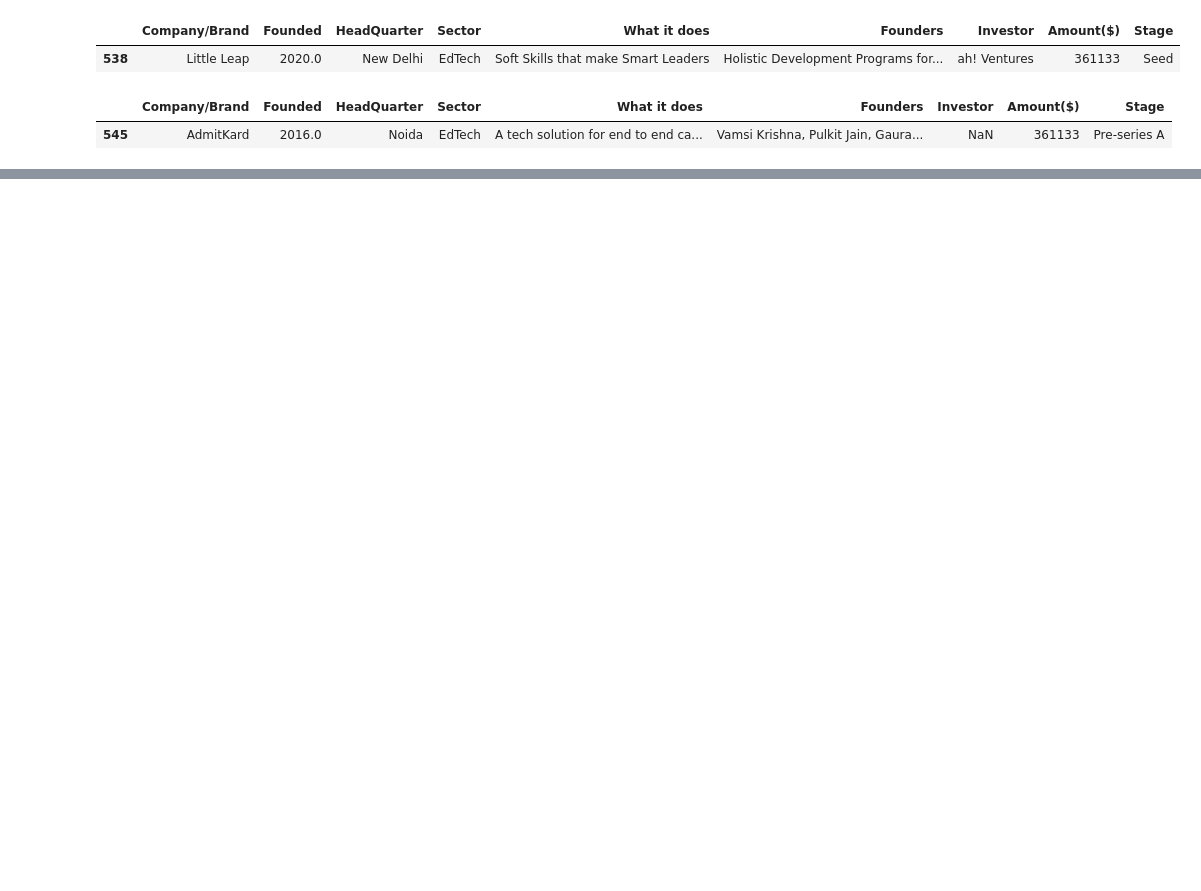
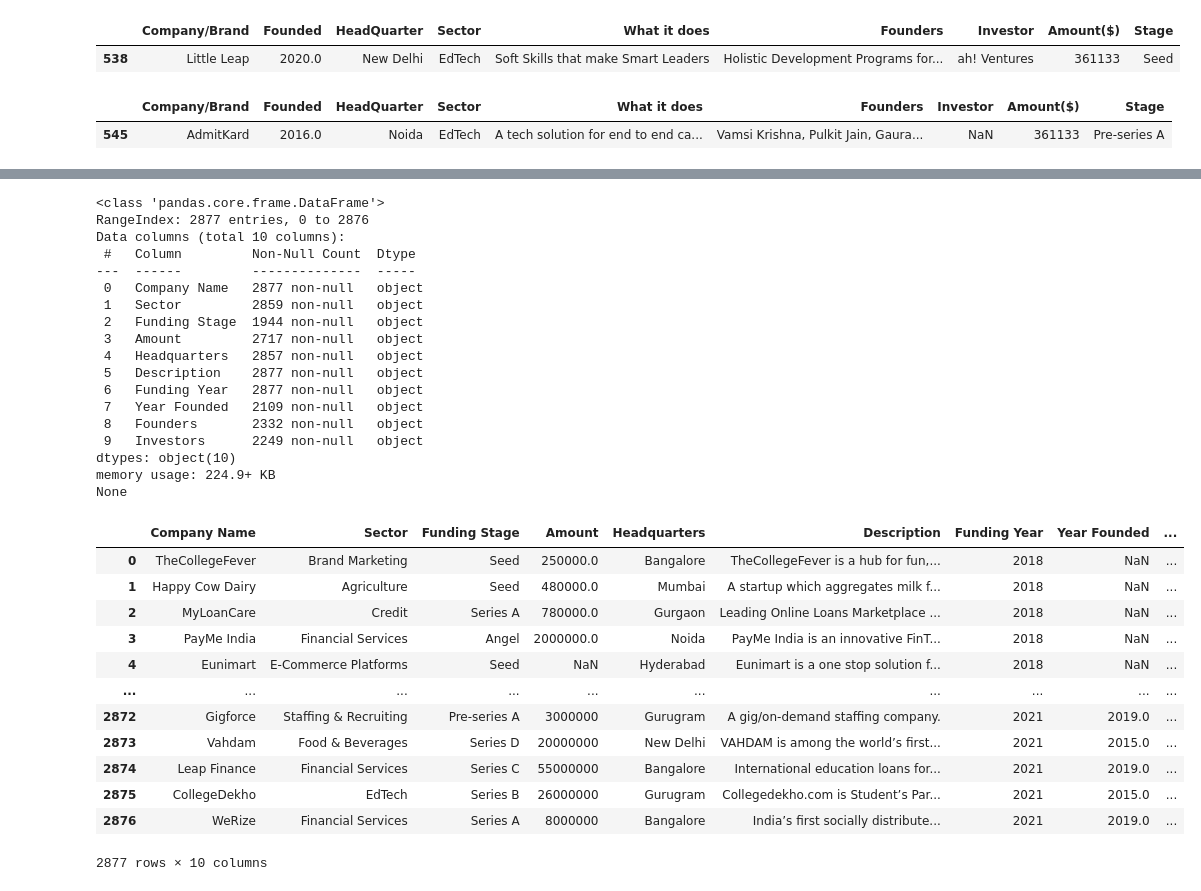
Before and after one commit to GYASIHAYFORD/TEAM_HAVANA1, a Jupyter notebook: Indian_Start_Up_Fund.ipynb, the cells around one changed output, grey strips where cells are left out. Cells and saved outputs as stored; diff of their text form; code cells hidden in the pictures; blank space fills up the shorter version.

```diff
--- a/Indian_Start_Up_Fund.ipynb
+++ b/Indian_Start_Up_Fund.ipynb
@@ -428,0 +450,4 @@ data_2021["Year of Funding"] = "2021"
+# %%
+# there are columns in the 2018 dataframe rename to match with the other dataframes
+data_2018.columns = ['Company Name', 'Sector', 'Funding Stage', 'Amount', 'Headquarters', 'Description', "Funding Year"]
+data_2018
@@ -428,0 +468,37 @@ data_2021["Year of Funding"] = "2021"
+# %%
+# Joining the 2018 DataFrame to the 2019-2021 DataFrame
+complete_set = pd.concat([data_2018, combined_19_21], ignore_index = True)
+print(complete_set.info(), "\n")
+complete_set
+# %% [output]
+<class 'pandas.core.frame.DataFrame'>
+RangeIndex: 2877 entries, 0 to 2876
+Data columns (total 10 columns):
+ #   Column         Non-Null Count  Dtype
+---  ------         --------------  -----
+ 0   Company Name   2877 non-null   object
+ 1   Sector         2859 non-null   object
+ 2   Funding Stage  1944 non-null   object
+ 3   Amount         2717 non-null   object
+ 4   Headquarters   2857 non-null   object
+ 5   Description    2877 non-null   object
+ 6   Funding Year   2877 non-null   object
+ 7   Year Founded   2109 non-null   object
+ 8   Founders       2332 non-null   object
+ 9   Investors      2249 non-null   object
+dtypes: object(10)
+memory usage: 224.9+ KB
+None
+|  | Company Name | Sector | Funding Stage | Amount | Headquarters | Description | Funding Year | Year Founded | ... |
+| 0 | TheCollegeFever | Brand Marketing | Seed | 250000.0 | Bangalore | TheCollegeFever is a hub for fun,... | 2018 | NaN | ... |
+| 1 | Happy Cow Dairy | Agriculture | Seed | 480000.0 | Mumbai | A startup which aggregates milk f... | 2018 | NaN | ... |
+| 2 | MyLoanCare | Credit | Series A | 780000.0 | Gurgaon | Leading Online Loans Marketplace ... | 2018 | NaN | ... |
+| 3 | PayMe India | Financial Services | Angel | 2000000.0 | Noida | PayMe India is an innovative FinT... | 2018 | NaN | ... |
+| 4 | Eunimart | E-Commerce Platforms | Seed | NaN | Hyderabad | Eunimart is a one stop solution f... | 2018 | NaN | ... |
+| ... | ... | ... | ... | ... | ... | ... | ... | ... | ... |
+| 2872 | Gigforce | Staffing & Recruiting | Pre-series A | 3000000 | Gurugram | A gig/on-demand staffing company. | 2021 | 2019.0 | ... |
+| 2873 | Vahdam | Food & Beverages | Series D | 20000000 | New Delhi | VAHDAM is among the world’s first... | 2021 | 2015.0 | ... |
+| 2874 | Leap Finance | Financial Services | Series C | 55000000 | Bangalore | International education loans for... | 2021 | 2019.0 | ... |
+| 2875 | CollegeDekho | EdTech | Series B | 26000000 | Gurugram | Collegedekho.com is Student’s Par... | 2021 | 2015.0 | ... |
+| 2876 | WeRize | Financial Services | Series A | 8000000 | Bangalore | India’s first socially distribute... | 2021 | 2019.0 | ... |
+2877 rows × 10 columns
```
Also changed, not shown: parts of 8 cells of this notebook.
